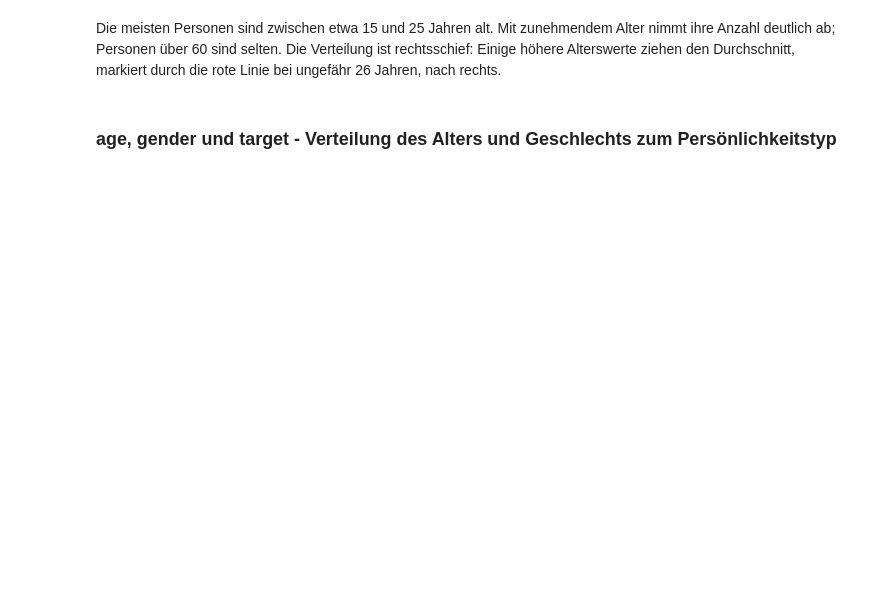
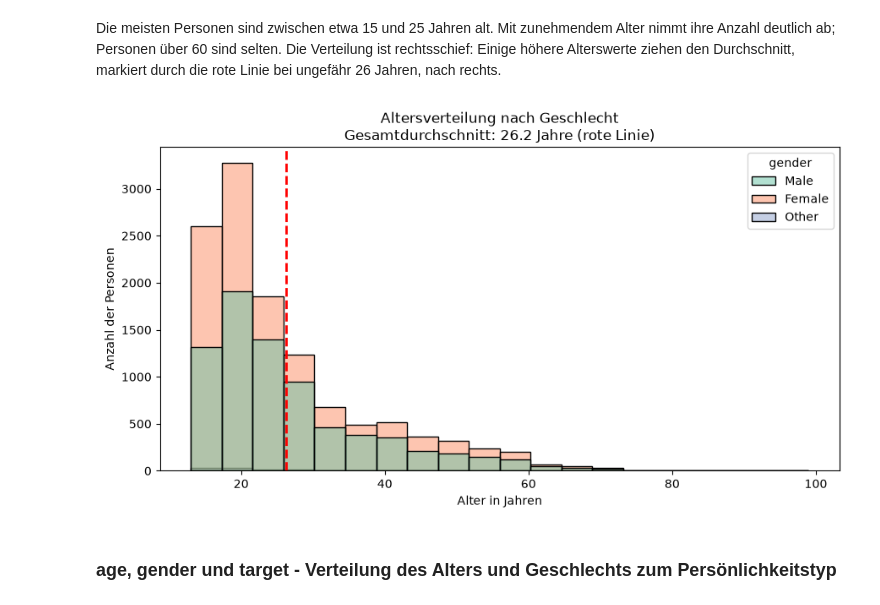
Before and after one commit to MaWeDu/big-five-personality, a Jupyter notebook: MP/MP EDA Personality.ipynb, the cells around one changed output. Cells and saved outputs as stored; diff of their text form; code cells hidden in the pictures; blank space fills up the shorter version.

```diff
--- a/MP/MP EDA Personality.ipynb
+++ b/MP/MP EDA Personality.ipynb
@@ -34,4 +38,4 @@ print("EDA-Bibliotheken erfolgreich geladen.")
 # %%
-df = pd.read_csv("data.csv")
+df = pd.read_csv("data/data.csv")
 # %%
 df.info()
@@ -344,5 +505,38 @@ plt.show()
 # %% [markdown]
 Die meisten Personen sind zwischen etwa 15 und 25 Jahren alt. Mit zunehmendem Alter nimmt ihre Anzahl deutlich ab; Personen über 60 sind selten. Die Verteilung ist rechtsschief: Einige höhere Alterswerte ziehen den Durchschnitt, markiert durch die rote Linie bei ungefähr 26 Jahren, nach rechts.
+# %%
+plt.figure(figsize=(9, 5))
+
+sns.histplot(
+    data=df_clean,
+    x="age",
+    hue="gender",
+    bins=20,
+    palette="Set2",
+    multiple="layer",
+    common_bins=True,
+    alpha=0.5
+)
+
+mean_age = df_clean["age"].mean()
+
+plt.axvline(
+    mean_age,
+    color="red",
+    linestyle="--",
+    linewidth=2
+)
+
+plt.title(
+    f"Altersverteilung nach Geschlecht\n"
+    f"Gesamtdurchschnitt: {mean_age:.1f} Jahre (rote Linie)"
+)
+plt.xlabel("Alter in Jahren")
+plt.ylabel("Anzahl der Personen")
+plt.tight_layout()
+plt.show()
+# %% [output]
+[figure, added]
 # %% [markdown]
 ### age, gender und target - Verteilung des Alters und Geschlechts zum Persönlichkeitstyp
 # %%
```
Also changed, not shown: parts of 28 cells of this notebook, 4 other files.
